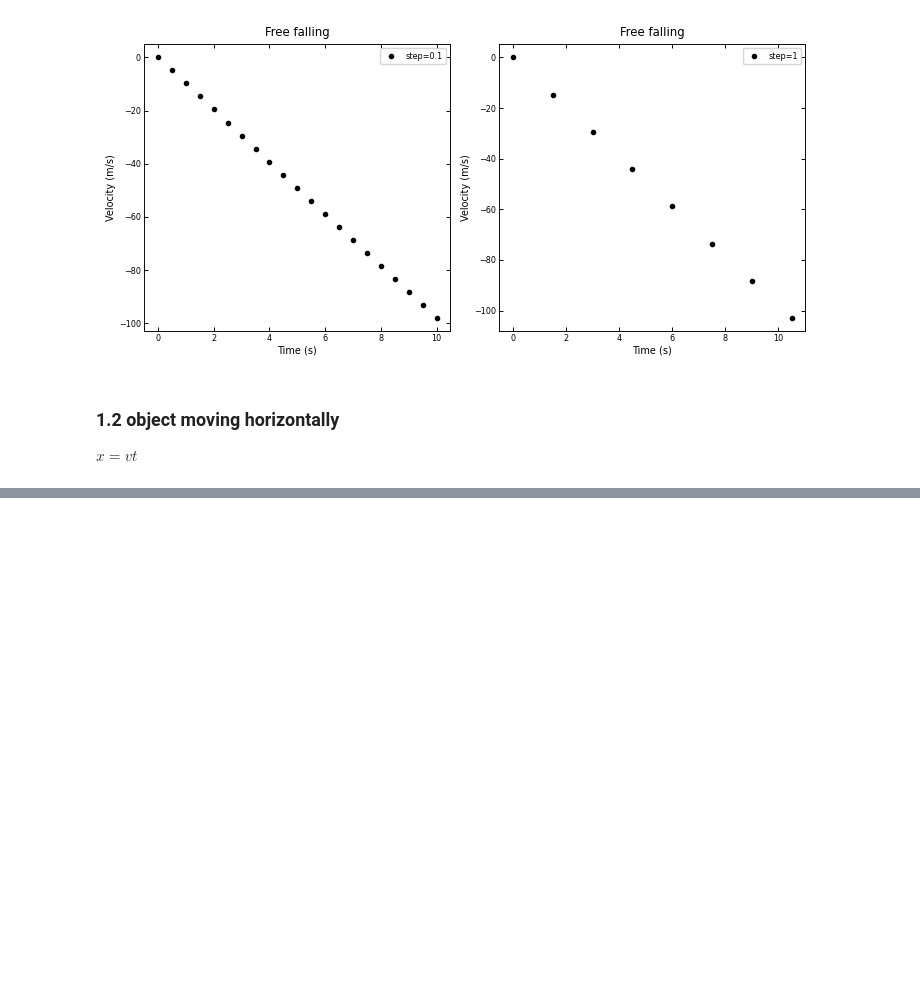
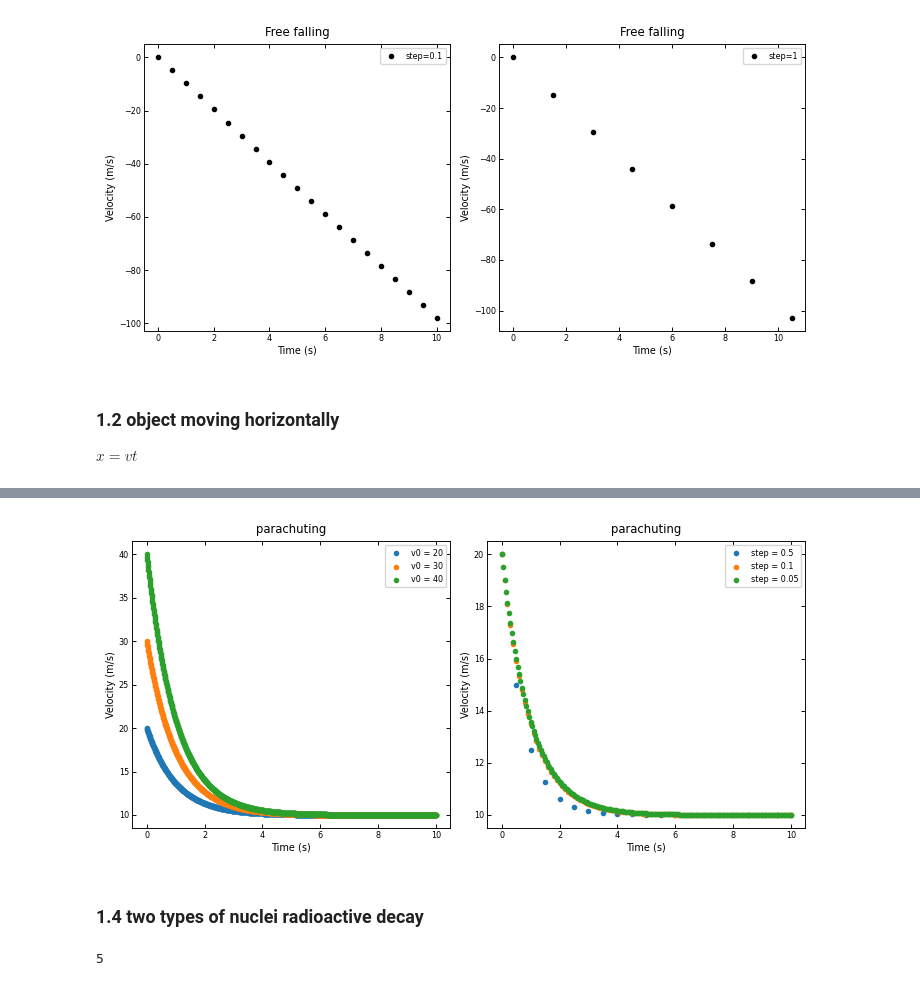
Before and after one commit to AdamZh0u/P007-Comp-Phy, a Jupyter notebook: src/Chp01-Numerical.ipynb, the cells around one changed output, grey strips where cells are left out. Saved outputs shown, nothing was run; the diff lists cells and outputs as text; code cells hidden in the pictures; blank space fills up the shorter version.

```diff
--- a/src/Chp01-Numerical.ipynb
+++ b/src/Chp01-Numerical.ipynb
@@ -109,0 +118,34 @@ $x = v t$
+# %%
+step = 0.01
+
+def parachuting(step=0.01, a = 10, b =1,v0=20):
+    t = np.arange(0, 10+step, step)
+    n_step = len(t)
+    v = np.zeros(n_step)
+    v[0]=v0
+    for i in range(n_step-1):
+        v[i+1] = v[i] + a*step - b*v[i]*step
+    return t, v
+
+fig,ax = plt.subplots(1,2,figsize=(3.60236*2,3.5),dpi=100)
+cmap = plt.get_cmap("tab10")
+
+ls_v0 = [20,30,40]
+for i in range(len(ls_v0)):
+    t,v = parachuting(v0=ls_v0[i])
+    ax[0].scatter(t,v,marker='.',color=cmap(i),label="v0 = "+str(ls_v0[i]))
+
+ls_step = [0.5,0.1,0.05]
+for i in range(len(ls_step)):
+    t,v = parachuting(step=ls_step[i])
+    ax[1].scatter(t,v,marker='.',color=cmap(i),label="step = "+str(ls_step[i]))
+
+for i in range(2):
+    ax[i].legend()
+    ax[i].set_xlabel("Time (s)")
+    ax[i].set_ylabel("Velocity (m/s)")
+    ax[i].set_title("parachuting")
+# %% [output]
+[figure, added]
+# %% [markdown]
+### 1.4 two types of nuclei radioactive decay
@@ -109,0 +170,4 @@ $x = v t$
+# %%
+len(ls_taua)
+# %% [output]
+5
```
Also changed, not shown: parts of 8 cells of this notebook.
